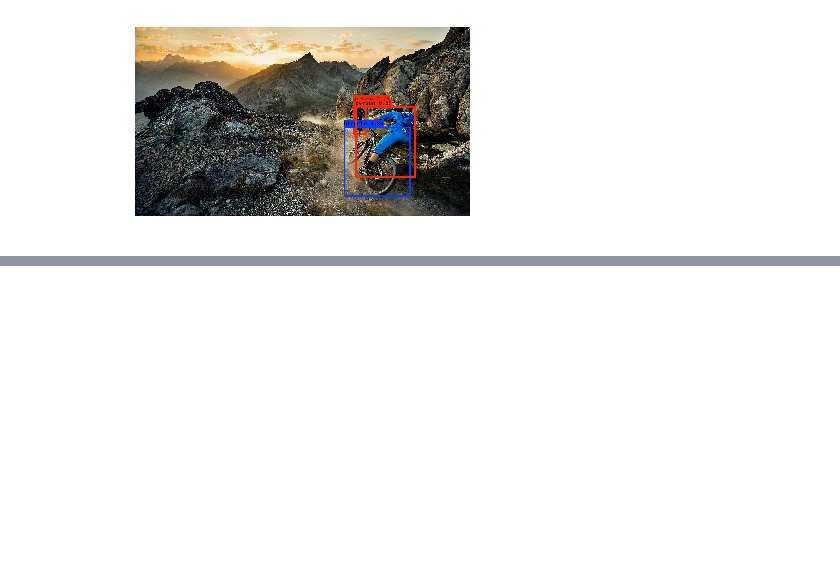
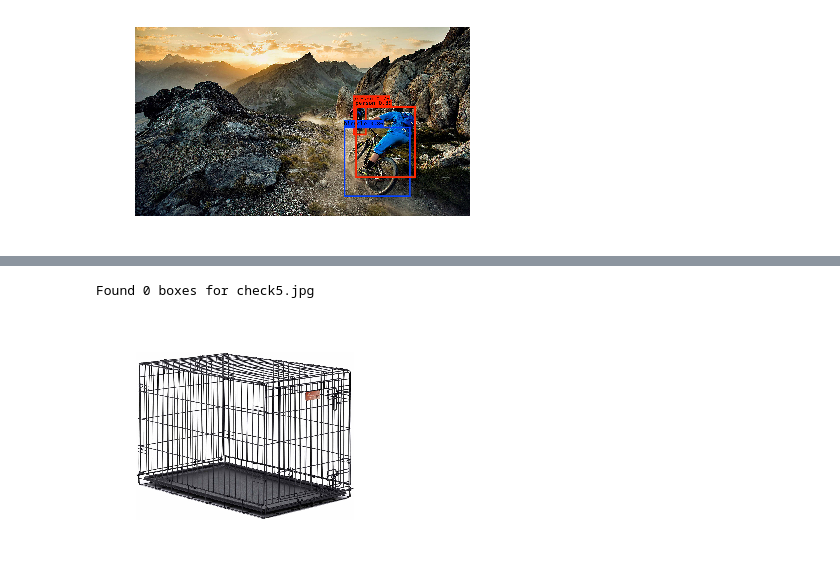
Before and after one commit to manankshastri/Object-Detection, a Jupyter notebook: ObjectDetection-YoloV2.ipynb, the cells around one changed output, grey strips where cells are left out. Saved outputs shown, nothing was run; the diff lists cells and outputs as text; code cells hidden in the pictures; blank space fills up the shorter version.

```diff
--- a/ObjectDetection-YoloV2.ipynb
+++ b/ObjectDetection-YoloV2.ipynb
@@ -347,0 +372,5 @@ person 0.89 (1263, 452) (1609, 864)
+# %%
+out_scores, out_boxes, out_classes = predict(sess, "check5.jpg")
+# %% [output]
+Found 0 boxes for check5.jpg
+[figure, added]
```
Also changed, not shown: parts of 3 cells of this notebook, 8 other files.
